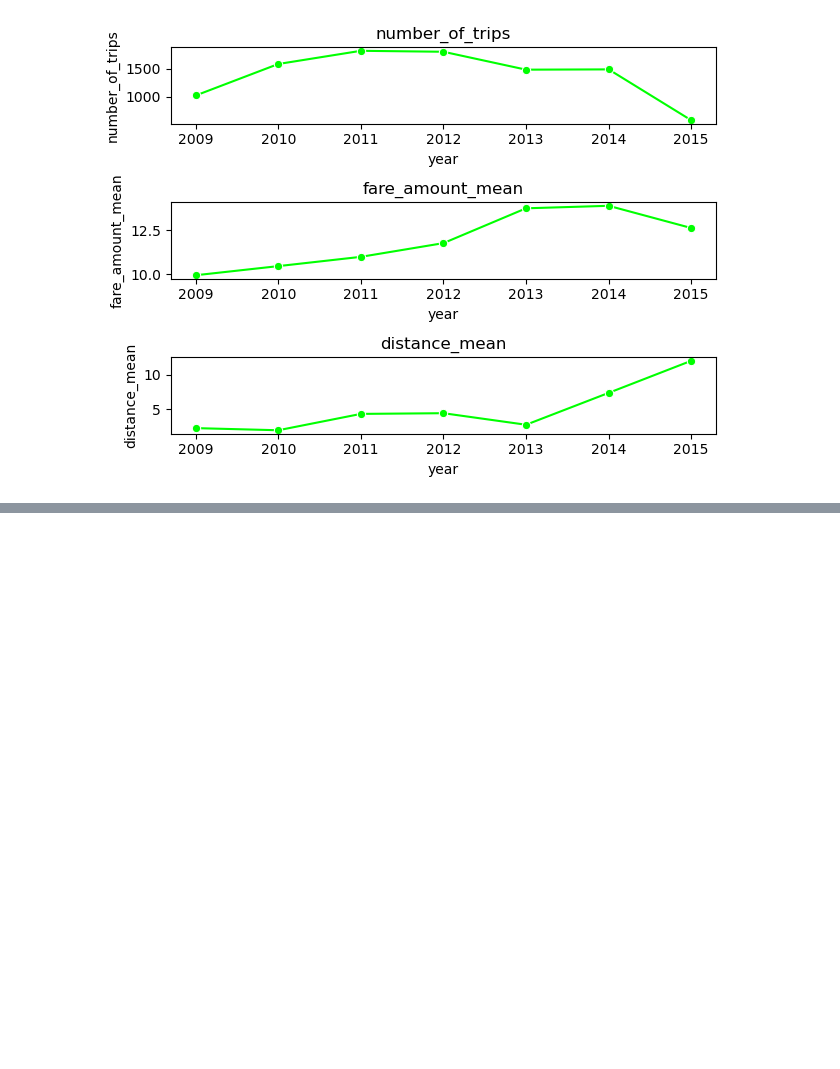
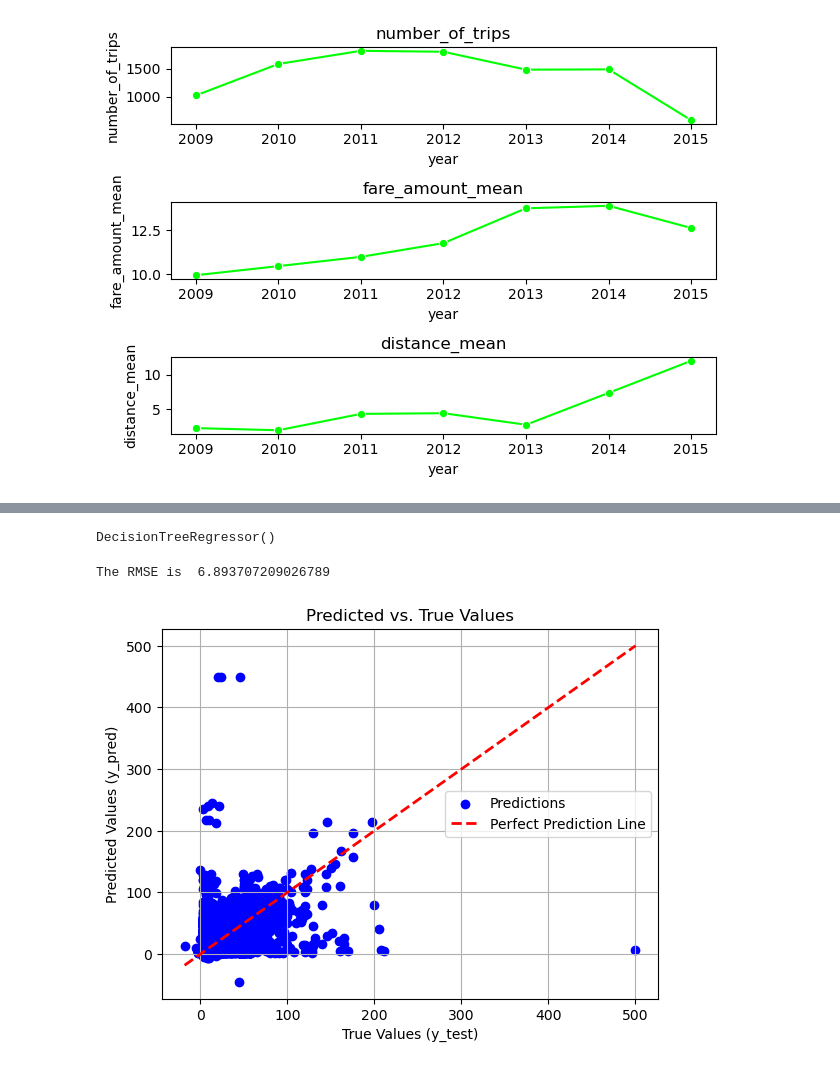
Before and after one commit to zizoisprogramming/Car-travels, a Jupyter notebook: car_travels.ipynb, the cells around one changed output, grey strips where cells are left out. Drawn from its saved outputs; the diff is of its cells as text; code cells hidden in the pictures; blank space fills up the shorter version.

Commit message:
- Performed Feature selection methods:      - Numerical vs fare_amount: Spearman.      - Categorical vs fare_amount: ANOVA - Performed the first regression model using Desicion tree regressor.

```diff
--- a/car_travels.ipynb
+++ b/car_travels.ipynb
@@ -1024,0 +1368,31 @@ plt.show()
+# %%
+target = data_cleaned['fare_amount']
+features = data_cleaned.drop(['fare_amount'],axis= 1)
+X, y = features.values, target.values
+X_train, X_test, y_train, y_test = train_test_split(X, y, test_size= 0.3, random_state= 42)
+# %%
+model = DecisionTreeRegressor()
+# %%
+model.fit(X_train, y_train)
+# %% [output]
+DecisionTreeRegressor()
+# %%
+y_pred = model.predict(X_test)
+print("The RMSE is ", np.sqrt(mean_squared_error(y_pred=y_pred, y_true= y_test)))
+# %% [output]
+The RMSE is  6.893707209026789
+# %%
+plt.scatter(y_test, y_pred, color='blue', label='Predictions')
+plt.plot([y_test.min(), y_test.max()], [y_test.min(), y_test.max()], 'r--', lw=2, label='Perfect Prediction Line')
+
+# Add labels and title
+plt.xlabel('True Values (y_test)')
+plt.ylabel('Predicted Values (y_pred)')
+plt.title('Predicted vs. True Values')
+plt.legend()
+plt.grid(True)
+
+# Show the plot
+plt.show()
+# %% [output]
+[figure, added]
```
Also changed, not shown: parts of 24 cells of this notebook.
